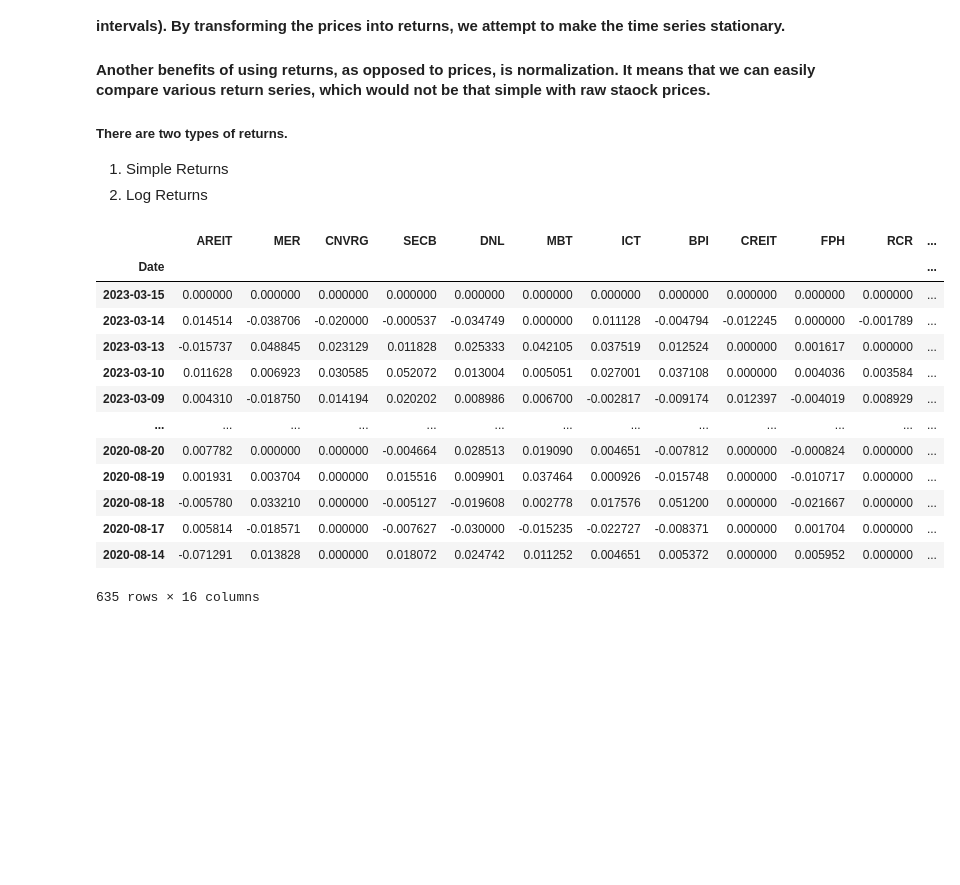
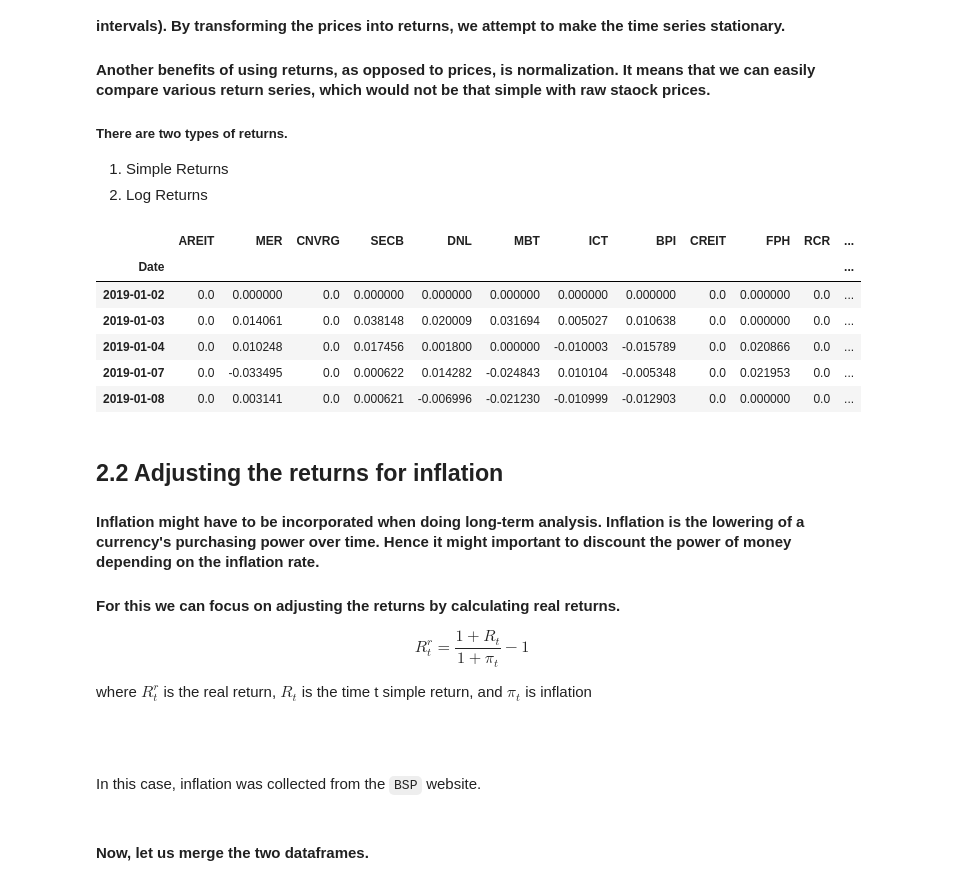
Before and after one commit to slrsilva/portfolio_analysis, a Jupyter notebook: 2 - portfolio-analysis-preprocessing.ipynb, the cells around one changed output. Cells and saved outputs as stored; diff of their text form; code cells hidden in the pictures; blank space fills up the shorter version.

Commit message:
added sample dataframes

```diff
--- a/2 - portfolio-analysis-preprocessing.ipynb
+++ b/2 - portfolio-analysis-preprocessing.ipynb
@@ -28,7 +31,9 @@ for file in glob.glob('data/20230315/stocks/*'):
     if stocks_df.empty:
         stocks_df = stock_df.copy()
     else:
-        stocks_df = stocks_df.join(stock_df)
+        stocks_df = stocks_df.join(stock_df, how='outer')
 
-stocks_df.index = pd.to_datetime(stocks_df.index)
-stocks_df.sort_index()
+stocks_df.reset_index(inplace=True)
+stocks_df.Date = pd.to_datetime(stocks_df.Date)
+stocks_df.sort_values('Date',inplace=True)
+stocks_df.set_index('Date',inplace=True)
@@ -61,6 +41,6 @@ stocks_df.head()
 stocks_df.GLO = stocks_df.GLO.str.replace(',','').astype(float)
 stocks_df.TEL = stocks_df.TEL.str.replace(',','').astype(float)
 # %%
-stocks_df.isnull().sum()
-stocks_df[['CNVRG','RCR','SMC2I']].fillna(0, inplace=True)
+stocks_df[['AREIT','CNVRG','RCR','SMC2I', 'CREIT']] = stocks_df[['AREIT','CNVRG','RCR','SMC2I','CREIT']].fillna(0)
 stocks_df['FPH'].ffill(inplace=True)
+stocks_df['AEV'].bfill(inplace=True)
@@ -103,19 +64,12 @@ infl_df
 stocks_simple_rtn_df = stocks_df.pct_change().fillna(0,)
 stocks_log_rtn_df = np.log(stocks_df/stocks_df.shift(1)).fillna(0)
 # %%
-stocks_simple_rtn_df
+stocks_simple_rtn_df.head()
 # %% [output]
 |  | AREIT | MER | CNVRG | SECB | DNL | MBT | ICT | BPI | CREIT | FPH | RCR | ... |
 | Date |  |  |  |  |  |  |  |  |  |  |  | ... |
-| 2023-03-15 | 0.000000 | 0.000000 | 0.000000 | 0.000000 | 0.000000 | 0.000000 | 0.000000 | 0.000000 | 0.000000 | 0.000000 | 0.000000 | ... |
-| 2023-03-14 | 0.014514 | -0.038706 | -0.020000 | -0.000537 | -0.034749 | 0.000000 | 0.011128 | -0.004794 | -0.012245 | 0.000000 | -0.001789 | ... |
-| 2023-03-13 | -0.015737 | 0.048845 | 0.023129 | 0.011828 | 0.025333 | 0.042105 | 0.037519 | 0.012524 | 0.000000 | 0.001617 | 0.000000 | ... |
-| 2023-03-10 | 0.011628 | 0.006923 | 0.030585 | 0.052072 | 0.013004 | 0.005051 | 0.027001 | 0.037108 | 0.000000 | 0.004036 | 0.003584 | ... |
-| 2023-03-09 | 0.004310 | -0.018750 | 0.014194 | 0.020202 | 0.008986 | 0.006700 | -0.002817 | -0.009174 | 0.012397 | -0.004019 | 0.008929 | ... |
-| ... | ... | ... | ... | ... | ... | ... | ... | ... | ... | ... | ... | ... |
-| 2020-08-20 | 0.007782 | 0.000000 | 0.000000 | -0.004664 | 0.028513 | 0.019090 | 0.004651 | -0.007812 | 0.000000 | -0.000824 | 0.000000 | ... |
-| 2020-08-19 | 0.001931 | 0.003704 | 0.000000 | 0.015516 | 0.009901 | 0.037464 | 0.000926 | -0.015748 | 0.000000 | -0.010717 | 0.000000 | ... |
-| 2020-08-18 | -0.005780 | 0.033210 | 0.000000 | -0.005127 | -0.019608 | 0.002778 | 0.017576 | 0.051200 | 0.000000 | -0.021667 | 0.000000 | ... |
-| 2020-08-17 | 0.005814 | -0.018571 | 0.000000 | -0.007627 | -0.030000 | -0.015235 | -0.022727 | -0.008371 | 0.000000 | 0.001704 | 0.000000 | ... |
-| 2020-08-14 | -0.071291 | 0.013828 | 0.000000 | 0.018072 | 0.024742 | 0.011252 | 0.004651 | 0.005372 | 0.000000 | 0.005952 | 0.000000 | ... |
+| 2019-01-02 | 0.0 | 0.000000 | 0.0 | 0.000000 | 0.000000 | 0.000000 | 0.000000 | 0.000000 | 0.0 | 0.000000 | 0.0 | ... |
+| 2019-01-03 | 0.0 | 0.014061 | 0.0 | 0.038148 | 0.020009 | 0.031694 | 0.005027 | 0.010638 | 0.0 | 0.000000 | 0.0 | ... |
+| 2019-01-04 | 0.0 | 0.010248 | 0.0 | 0.017456 | 0.001800 | 0.000000 | -0.010003 | -0.015789 | 0.0 | 0.020866 | 0.0 | ... |
+| 2019-01-07 | 0.0 | -0.033495 | 0.0 | 0.000622 | 0.014282 | -0.024843 | 0.010104 | -0.005348 | 0.0 | 0.021953 | 0.0 | ... |
+| 2019-01-08 | 0.0 | 0.003141 | 0.0 | 0.000621 | -0.006996 | -0.021230 | -0.010999 | -0.012903 | 0.0 | 0.000000 | 0.0 | ... |
-635 rows × 16 columns
@@ -123,0 +76,17 @@ pip install nasdaq-data-link
+# %% [markdown]
+## 2.2 Adjusting the returns for inflation
+
+#### Inflation might have to be incorporated when doing long-term analysis. Inflation is the lowering of a currency's purchasing power over time. Hence it might important to discount the power of money depending on the inflation rate.
+
+
+#### For this we can focus on adjusting the returns by calculating real returns.
+
+$$
+  R_{t}^r = \frac{1+R_{t}}{1+\pi_{t}} - 1
+$$
+
+where $R_{t}^r$ is the real return, $R_{t}$ is the time t simple return, and $\pi_{t}$ is inflation
+
+<br><br>
+
+In this case, inflation was collected from the `BSP` website.
@@ -123,0 +101,2 @@ pip install nasdaq-data-link
+# %% [markdown]
+#### Now, let us merge the two dataframes.
```
Also changed, not shown: parts of 24 cells of this notebook, 16 other files.
